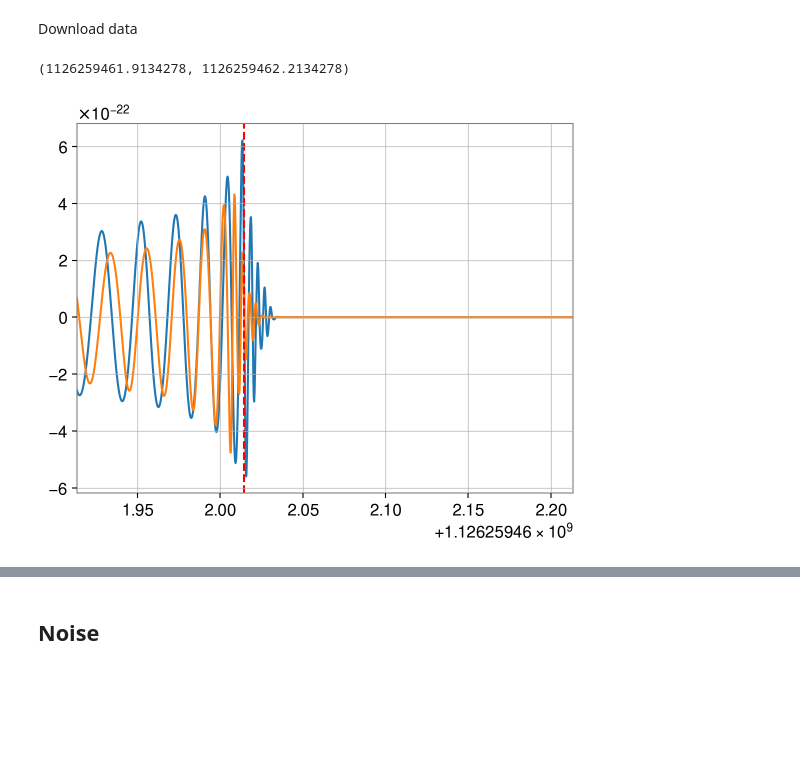
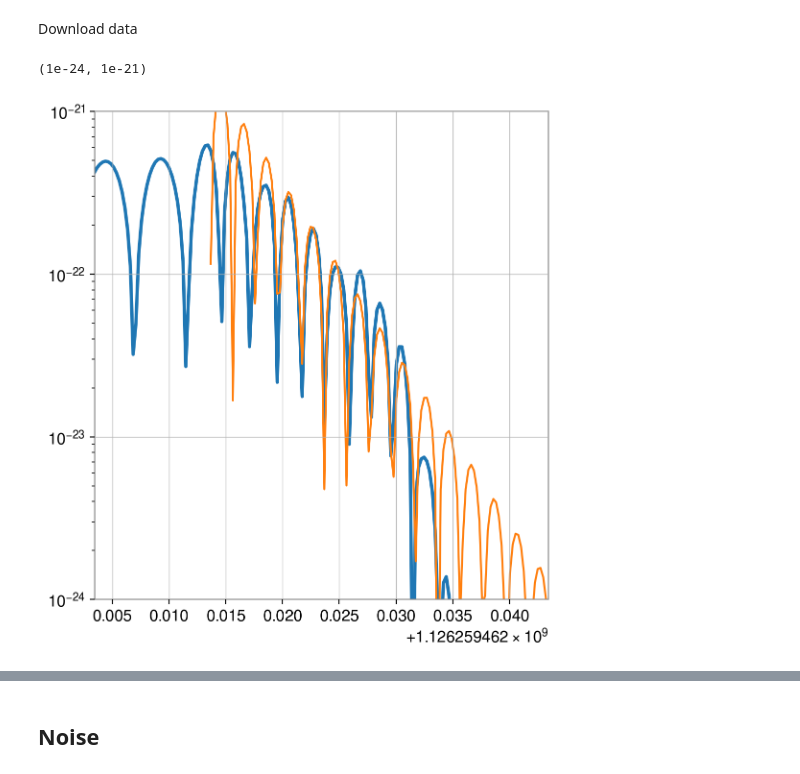
Before and after one commit to Lu-Neil/qnm_filter, a Jupyter notebook: code_demo/Systematics/Systematics MDC.ipynb, the cells around one changed output, grey strips where cells are left out. Cells and saved outputs as stored; diff of their text form; code cells hidden in the pictures; blank space fills up the shorter version.

```diff
--- a/code_demo/Systematics/Systematics MDC.ipynb
+++ b/code_demo/Systematics/Systematics MDC.ipynb
@@ -26,11 +26,20 @@ H_peak = np.argmax(H_data)
 # %%
 start_time = 1126259462.0031738 #H_data.times.value[H_peak] #1126259462.0031738
 t0 = H_data.times[H_peak]
+# %%
+import qnm
+omega = qnm.modes_cache(s=-2, l=2, m=2, n=0)(a=0.71)[0]
+mass = qnm_filter.Filter.mass_unit(68.5)
+# %%
+new_t = H_data.times.value[H_data.times.value>H_data.times.value[H_peak]]
+ref_waveform = 2e-21*np.real(np.exp(-1j*omega/mass*(new_t - H_data.times.value[H_peak])+1j*np.pi*0.0))
+tuned_waveform = 1.8*1e-21*np.real(np.exp(-1j*omega/mass*(new_t - H_data.times.value[H_peak])-1j*np.pi*0.4))
 # %%
-pl.plot(H_data.times, H_data.value)
-pl.plot(L_data.times, L_data.value)
-pl.axvline(start_time+1e-3, c = 'r', ls = '--')
-pl.xlim(H_data.times.value[H_peak]-0.1, H_data.times.value[H_peak]+0.2)
+pl.semilogy(H_data.times, np.abs(H_data.value), lw = 2.5)
+# pl.semilogy(new_t, np.abs(ref_waveform))
+pl.semilogy(new_t, np.abs(tuned_waveform))
+pl.xlim(H_data.times.value[H_peak]-0.01, H_data.times.value[H_peak]+0.03)
+pl.ylim(1e-24, 1e-21)
 # %% [output]
-(1126259461.9134278, 1126259462.2134278)
+(1e-24, 1e-21)
-[figure, old version]
+[figure, new version]
```
Also changed, not shown: parts of 15 cells of this notebook, 1 other file.
